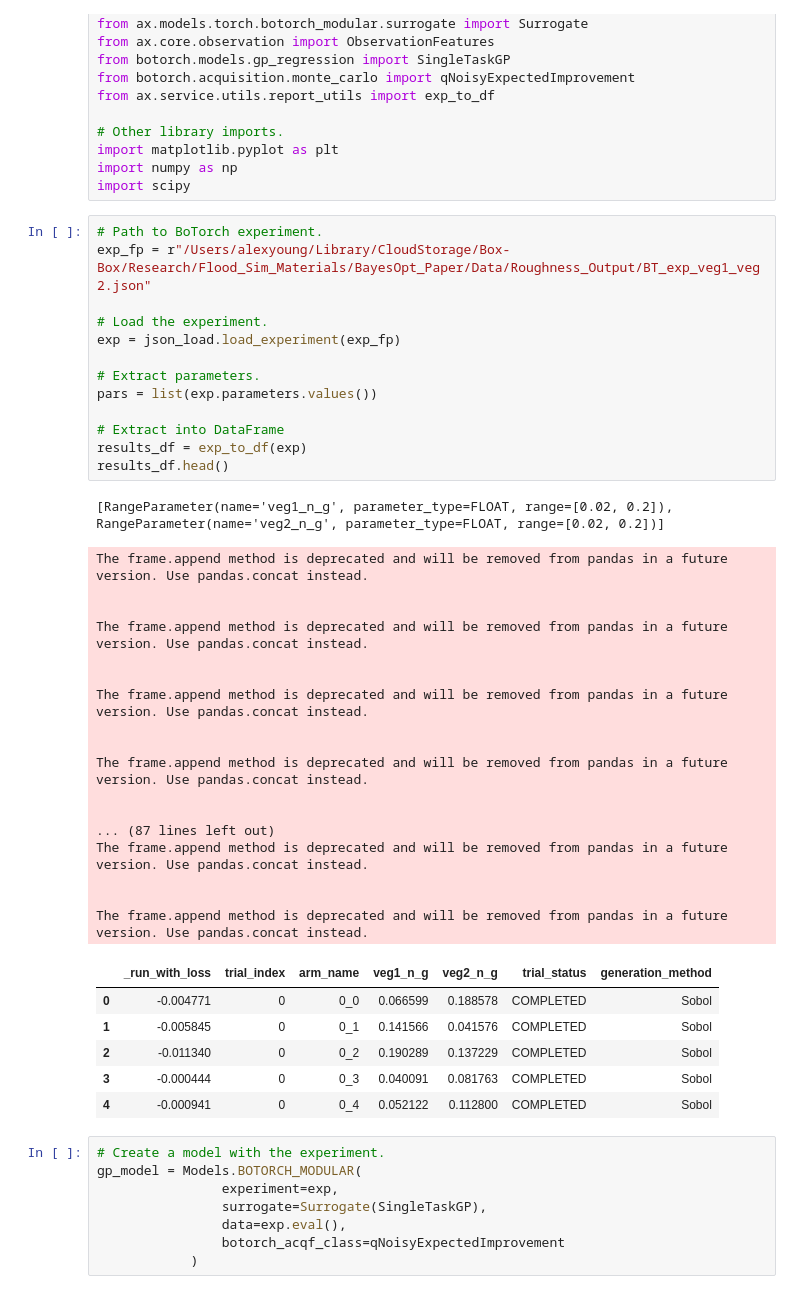
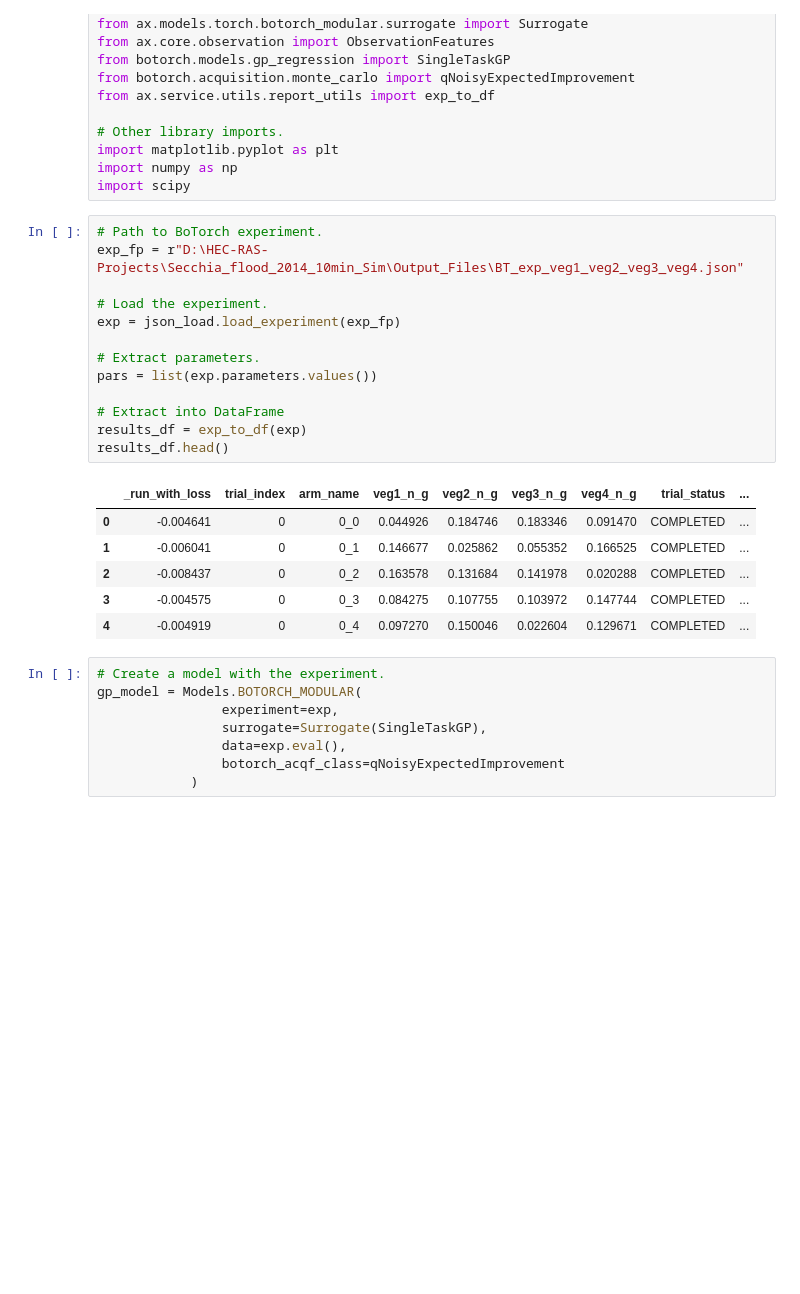
Before and after one commit to alex-l-young/rasopt, a Jupyter notebook: examples/model_marginals.ipynb, the cells around one changed output. Drawn from its saved outputs; the diff is of its cells as text; blank space fills up the shorter version.

```diff
--- a/examples/model_marginals.ipynb
+++ b/examples/model_marginals.ipynb
@@ -14,42 +14,24 @@ import numpy as np
 import scipy
 # %%
 # Path to BoTorch experiment.
-exp_fp = r"/Users/alexyoung/Library/CloudStorage/Box-Box/Research/Flood_Sim_Materials/BayesOpt_Paper/Data/Roughness_Output/BT_exp_veg1_veg2.json"
+exp_fp = r"D:\HEC-RAS-Projects\Secchia_flood_2014_10min_Sim\Output_Files\BT_exp_veg1_veg2_veg3_veg4.json"
 
 # Load the experiment.
 exp = json_load.load_experiment(exp_fp)
 
 # Extract parameters.
 pars = list(exp.parameters.values())
 
 # Extract into DataFrame
 results_df = exp_to_df(exp)
 results_df.head()
 # %% [output]
-[RangeParameter(name='veg1_n_g', parameter_type=FLOAT, range=[0.02, 0.2]), RangeParameter(name='veg2_n_g', parameter_type=FLOAT, range=[0.02, 0.2])]
-The frame.append method is deprecated and will be removed from pandas in a future version. Use pandas.concat instead.
-
-
-The frame.append method is deprecated and will be removed from pandas in a future version. Use pandas.concat instead.
-
-
-The frame.append method is deprecated and will be removed from pandas in a future version. Use pandas.concat instead.
-
-
-The frame.append method is deprecated and will be removed from pandas in a future version. Use pandas.concat instead.
-
-
-... (87 lines left out)
-The frame.append method is deprecated and will be removed from pandas in a future version. Use pandas.concat instead.
-
-
-The frame.append method is deprecated and will be removed from pandas in a future version. Use pandas.concat instead.
-|  | _run_with_loss | trial_index | arm_name | veg1_n_g | veg2_n_g | trial_status | generation_method |
-| 0 | -0.004771 | 0 | 0_0 | 0.066599 | 0.188578 | COMPLETED | Sobol |
-| 1 | -0.005845 | 0 | 0_1 | 0.141566 | 0.041576 | COMPLETED | Sobol |
-| 2 | -0.011340 | 0 | 0_2 | 0.190289 | 0.137229 | COMPLETED | Sobol |
-| 3 | -0.000444 | 0 | 0_3 | 0.040091 | 0.081763 | COMPLETED | Sobol |
-| 4 | -0.000941 | 0 | 0_4 | 0.052122 | 0.112800 | COMPLETED | Sobol |
+|  | _run_with_loss | trial_index | arm_name | veg1_n_g | veg2_n_g | veg3_n_g | veg4_n_g | trial_status | ... |
+| 0 | -0.004641 | 0 | 0_0 | 0.044926 | 0.184746 | 0.183346 | 0.091470 | COMPLETED | ... |
+| 1 | -0.006041 | 0 | 0_1 | 0.146677 | 0.025862 | 0.055352 | 0.166525 | COMPLETED | ... |
+| 2 | -0.008437 | 0 | 0_2 | 0.163578 | 0.131684 | 0.141978 | 0.020288 | COMPLETED | ... |
+| 3 | -0.004575 | 0 | 0_3 | 0.084275 | 0.107755 | 0.103972 | 0.147744 | COMPLETED | ... |
+| 4 | -0.004919 | 0 | 0_4 | 0.097270 | 0.150046 | 0.022604 | 0.129671 | COMPLETED | ... |
 # %%
 # Create a model with the experiment.
 gp_model = Models.BOTORCH_MODULAR(
```
Also changed, not shown: parts of 3 cells of this notebook.
